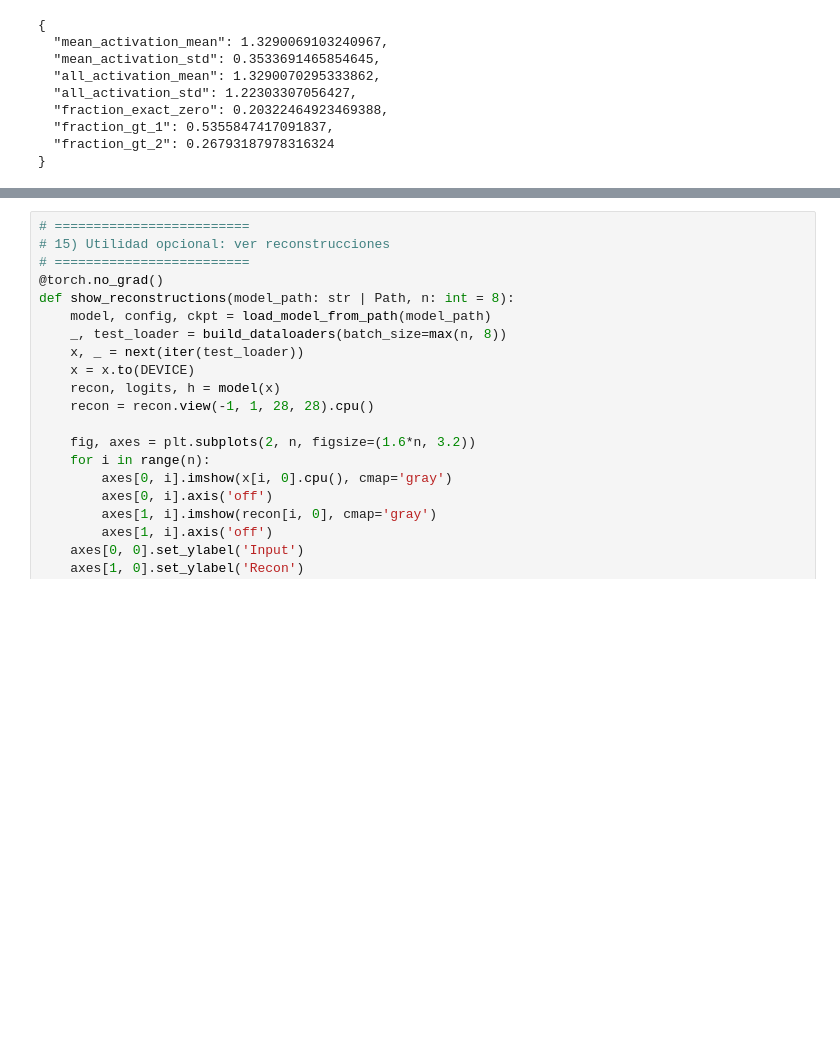
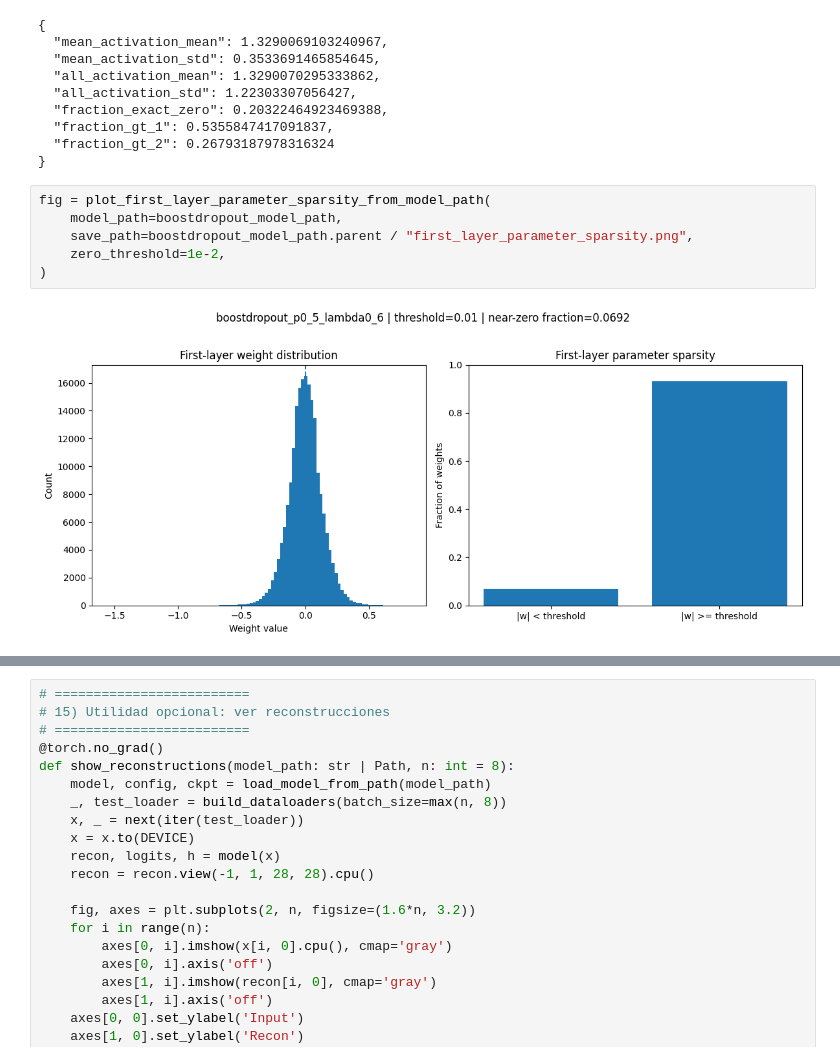
Before and after one commit to joacogamalerio/tesis-project-repository, a Jupyter notebook: dropout_mnist_autoencoder_repro.ipynb, the cells around one changed output, grey strips where cells are left out. Cells and saved outputs as stored; diff of their text form; blank space fills up the shorter version.

Commit message:
weight sparsity plot impl

```diff
--- a/dropout_mnist_autoencoder_repro.ipynb
+++ b/dropout_mnist_autoencoder_repro.ipynb
@@ -894,3 +956,11 @@ Saved: runs/autoencoder/6e347eac44d8/dropconnect_p0_5/sparsity.png
   "fraction_gt_1": 0.5355847417091837,
   "fraction_gt_2": 0.26793187978316324
 }
+# %%
+fig = plot_first_layer_parameter_sparsity_from_model_path(
+    model_path=boostdropout_model_path,
+    save_path=boostdropout_model_path.parent / "first_layer_parameter_sparsity.png",
+    zero_threshold=1e-2,
+)
+# %% [output]
+[figure, added]
```
Also changed, not shown: parts of 5 cells of this notebook.
